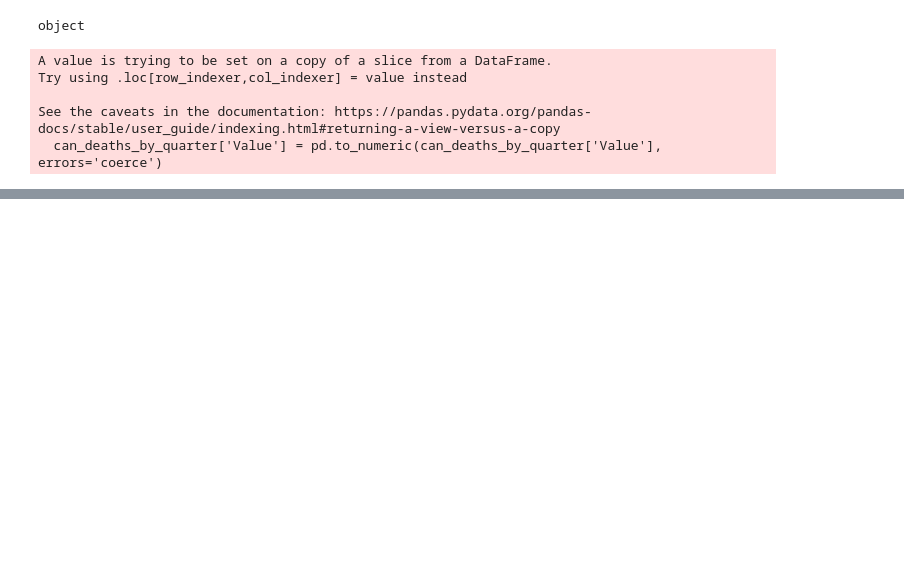
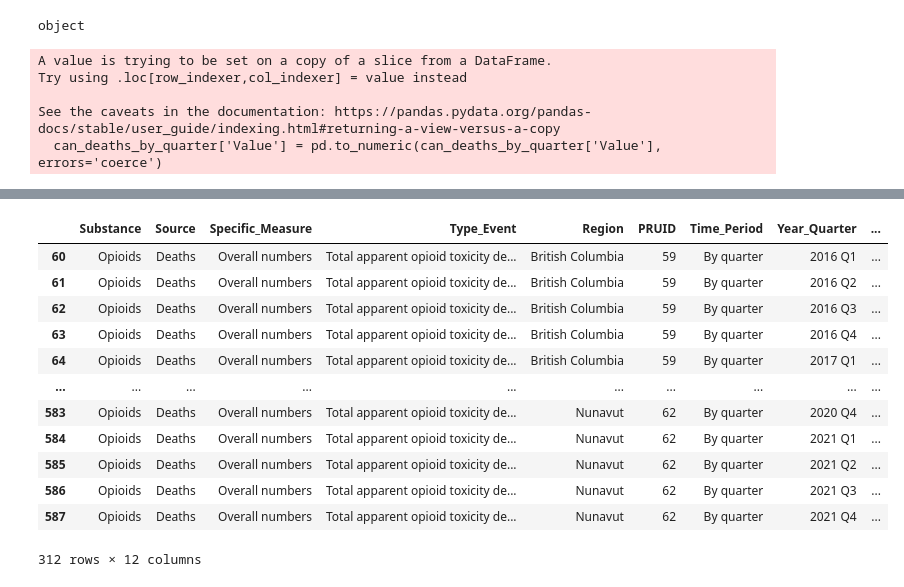
Before and after one commit to bempt/Opioids-in-Canada-EDA, a Jupyter notebook: eda.ipynb, the cells around one changed output, grey strips where cells are left out. Drawn from its saved outputs; the diff is of its cells as text; code cells hidden in the pictures; blank space fills up the shorter version.

```diff
--- a/eda.ipynb
+++ b/eda.ipynb
@@ -322,0 +286,26 @@ plt.show()
+# %%
+# create boolean masks for required columns
+is_province = overdose_data["Region"] != "Canada"
+
+prov_deaths_by_quarter = overdose_data[is_opioid &
+                                      is_death &
+                                      is_overdose &
+                                      is_province &
+                                      is_quarter &
+                                      is_number]
+
+prov_deaths_by_quarter
+# %% [output]
+|  | Substance | Source | Specific_Measure | Type_Event | Region | PRUID | Time_Period | Year_Quarter | ... |
+| 60 | Opioids | Deaths | Overall numbers | Total apparent opioid toxicity de... | British Columbia | 59 | By quarter | 2016 Q1 | ... |
+| 61 | Opioids | Deaths | Overall numbers | Total apparent opioid toxicity de... | British Columbia | 59 | By quarter | 2016 Q2 | ... |
+| 62 | Opioids | Deaths | Overall numbers | Total apparent opioid toxicity de... | British Columbia | 59 | By quarter | 2016 Q3 | ... |
+| 63 | Opioids | Deaths | Overall numbers | Total apparent opioid toxicity de... | British Columbia | 59 | By quarter | 2016 Q4 | ... |
+| 64 | Opioids | Deaths | Overall numbers | Total apparent opioid toxicity de... | British Columbia | 59 | By quarter | 2017 Q1 | ... |
+| ... | ... | ... | ... | ... | ... | ... | ... | ... | ... |
+| 583 | Opioids | Deaths | Overall numbers | Total apparent opioid toxicity de... | Nunavut | 62 | By quarter | 2020 Q4 | ... |
+| 584 | Opioids | Deaths | Overall numbers | Total apparent opioid toxicity de... | Nunavut | 62 | By quarter | 2021 Q1 | ... |
+| 585 | Opioids | Deaths | Overall numbers | Total apparent opioid toxicity de... | Nunavut | 62 | By quarter | 2021 Q2 | ... |
+| 586 | Opioids | Deaths | Overall numbers | Total apparent opioid toxicity de... | Nunavut | 62 | By quarter | 2021 Q3 | ... |
+| 587 | Opioids | Deaths | Overall numbers | Total apparent opioid toxicity de... | Nunavut | 62 | By quarter | 2021 Q4 | ... |
+312 rows × 12 columns
```
Also changed, not shown: parts of 10 cells of this notebook.
